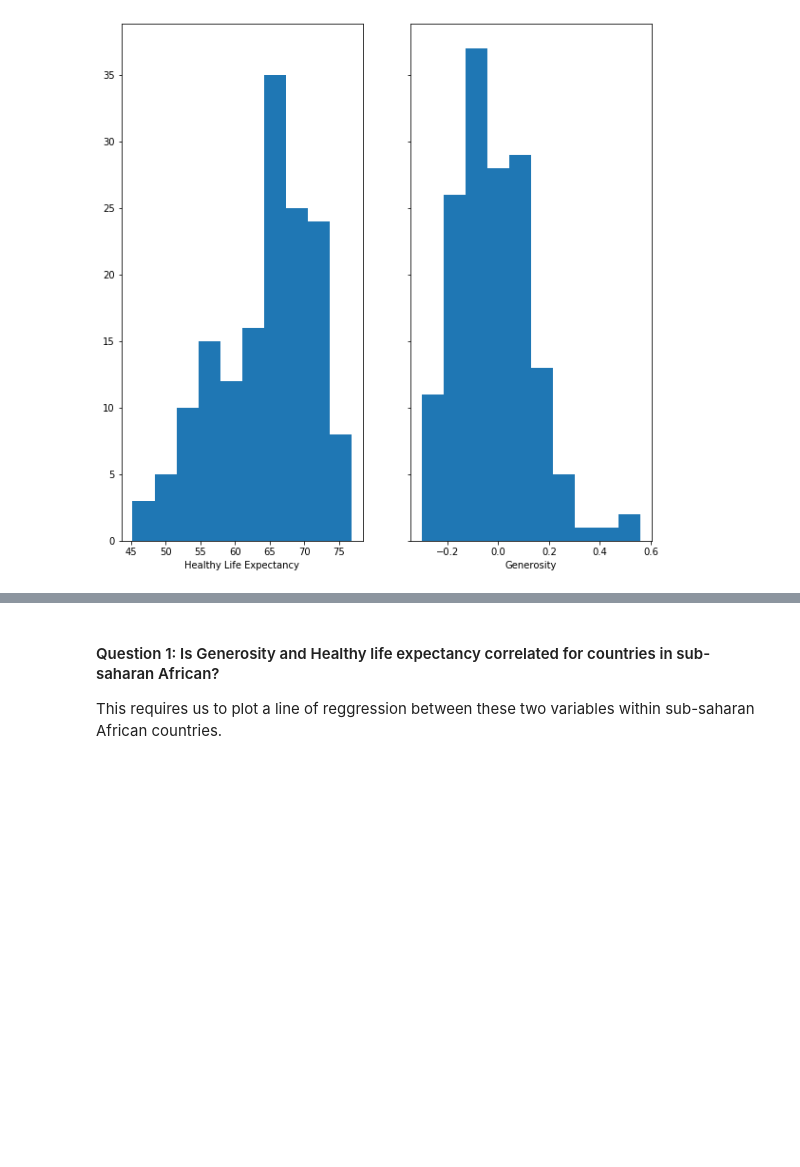
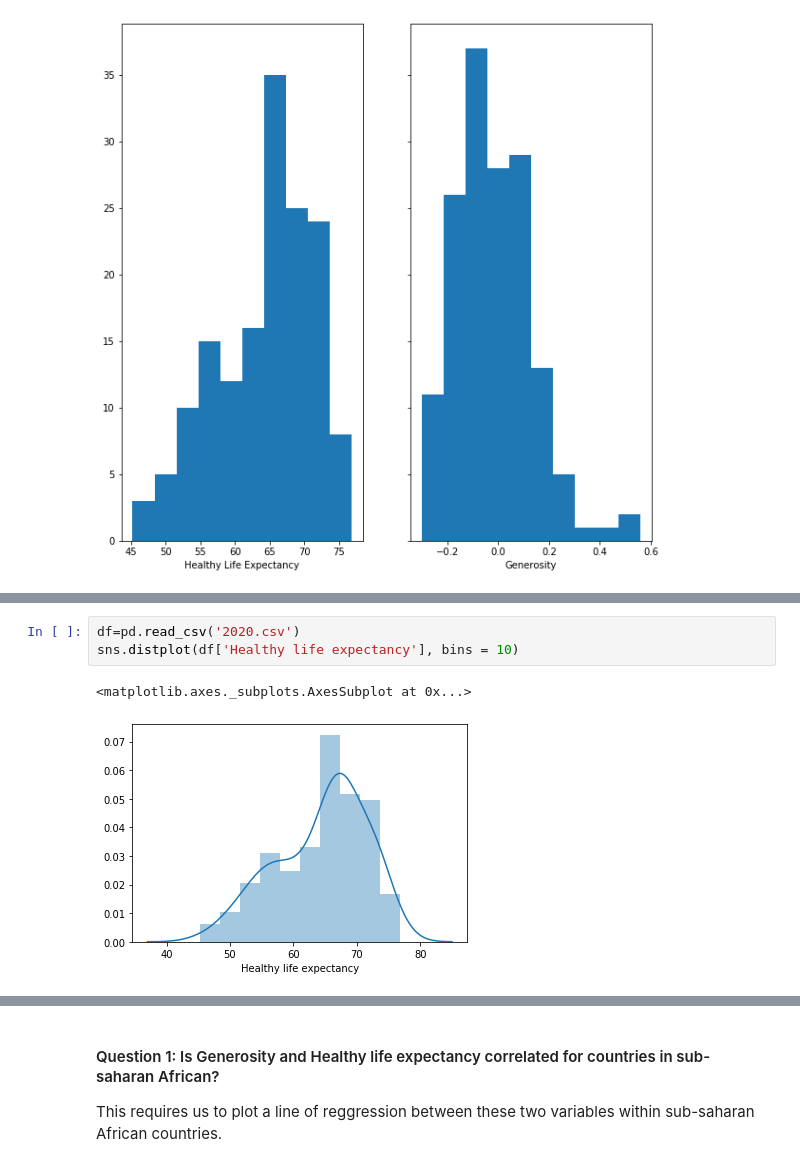
Before and after one commit to ax18031/ax18031_EMATM0048, a Jupyter notebook: Part3_folder/PART3.ipynb, the cells around one changed output, grey strips where cells are left out. Cells and saved outputs as stored; diff of their text form; blank space fills up the shorter version.

Commit message:
Add files via upload
Added some visuals using SeaBorn

```diff
--- a/Part3_folder/PART3.ipynb
+++ b/Part3_folder/PART3.ipynb
@@ -128,0 +142,6 @@ df1
+# %%
+df=pd.read_csv('2020.csv')
+sns.distplot(df['Healthy life expectancy'], bins = 10)
+# %% [output]
+<matplotlib.axes._subplots.AxesSubplot at 0x...>
+[figure, added]
```
Also changed, not shown: parts of 8 cells of this notebook.
